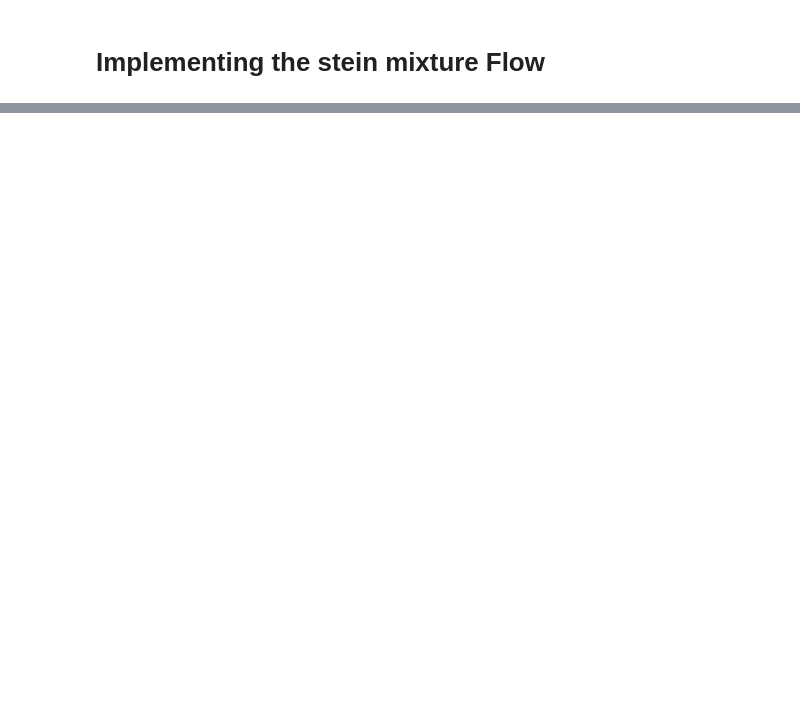
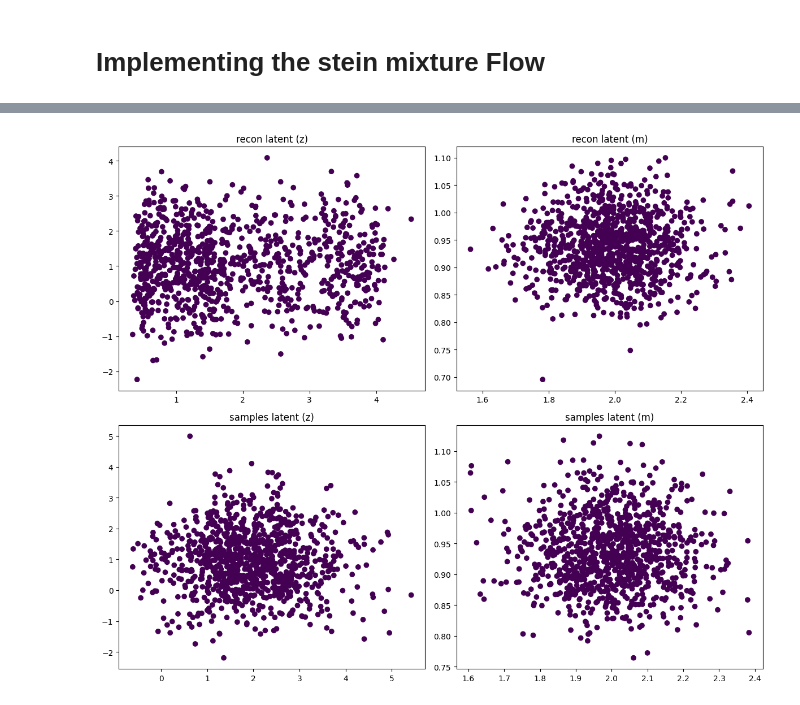
Before and after one commit to kenn50/Bachelor, a Jupyter notebook: Experiments/Simpler/simpler_cleaned.ipynb, the cells around one changed output, grey strips where cells are left out. Saved outputs shown, nothing was run; the diff lists cells and outputs as text; code cells hidden in the pictures; blank space fills up the shorter version.

```diff
--- a/Experiments/Simpler/simpler_cleaned.ipynb
+++ b/Experiments/Simpler/simpler_cleaned.ipynb
@@ -221,0 +239,13 @@ plot_vae(stein_global_vae, sub_key, True, True)
+# %%
+rng_key, sub_key = jax.random.split(rng_key)
+
+
+flow_args = {"input_dim": z_dim, "hidden_dims": [2, 2], "steps": 5, "inv": False}
+
+stein_guide_flow_vae = SteinGuideFlowVAE(encoder, encoder_args, decoder, decoder_args, z_dim, flow=normalizing_flow, flow_args=flow_args)
+
+stein_guide_flow_vae.train(dataloader, X.shape[0], adam, 2000, sub_key, num_stein_particles=1, repulsion_temperature=1)
+# %%
+plot_vae(stein_guide_flow_vae, sub_key, False)
+# %% [output]
+[figure, added]
```
Also changed, not shown: parts of 17 cells of this notebook, 2 other files.
